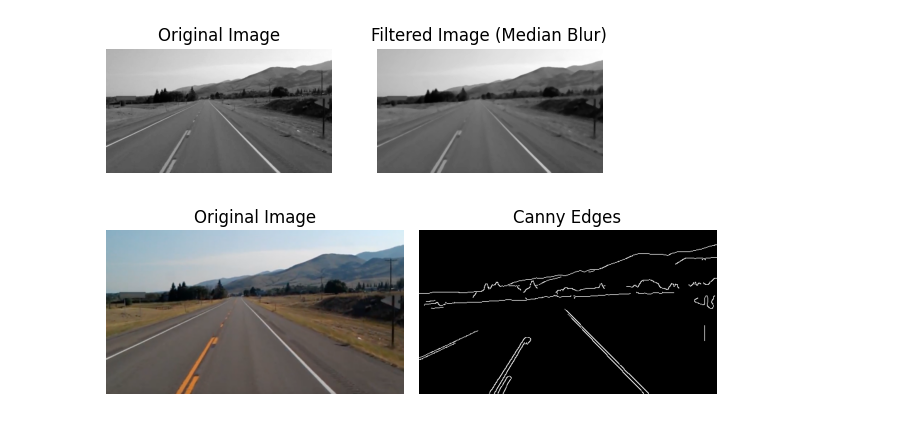
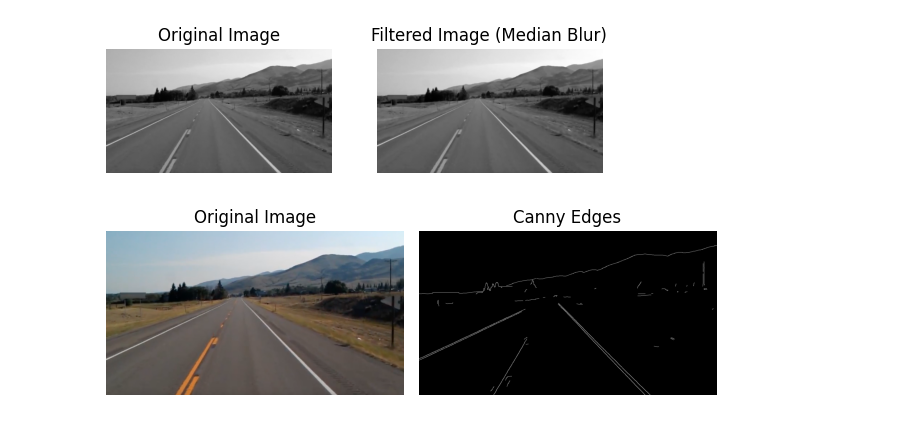
Before and after one commit to shadyalattarr/Computer-Vision-Assignment-1, a Jupyter notebook: Cartooniffier.ipynb, the cells around one changed output. Cells and saved outputs as stored; diff of their text form; code cells hidden in the pictures.

```diff
--- a/Cartooniffier.ipynb
+++ b/Cartooniffier.ipynb
@@ -263,8 +263,8 @@ plt.show()
 # %% [markdown]
 ## part 2
 # %%
-img_cv2 = cv2.imread(r'images\\Road_img.png')
-img_plt = plt.imread(r'images\\Road_img.png')
+img_cv2 = cv2.imread(r'images\\Road_img2.png')
+img_plt = plt.imread(r'images\\Road_img2.png')
 plt.imshow(img_plt)
 plt.axis('off')
 plt.show()
@@ -300,23 +304,23 @@ plt.show()
 # %% [output]
 [figure]
 # %%
-edges = cv2.Canny(median_img, threshold1=100, threshold2=200)
+edges = cv2.Canny(median_img, threshold1=120, threshold2=185)
 
 # Display the results
 # cv2.imshow("Original Image", img_cv2)
 # cv2.imshow("Canny Edges", edges)
 
 plt.subplot(1, 2, 1)
 plt.imshow(img_plt)  # Show original image in RGB
 plt.title("Original Image")
 plt.axis("off")
 
 plt.subplot(1, 2, 2)
 plt.imshow(edges, cmap="gray")  # Show Canny edges in grayscale
 plt.title("Canny Edges")
 plt.axis("off")
 
 plt.tight_layout()
 plt.show()
 # %% [output]
-[figure, old version]
+[figure, new version]
```
Also changed, not shown: parts of 10 cells of this notebook, 2 other files.
